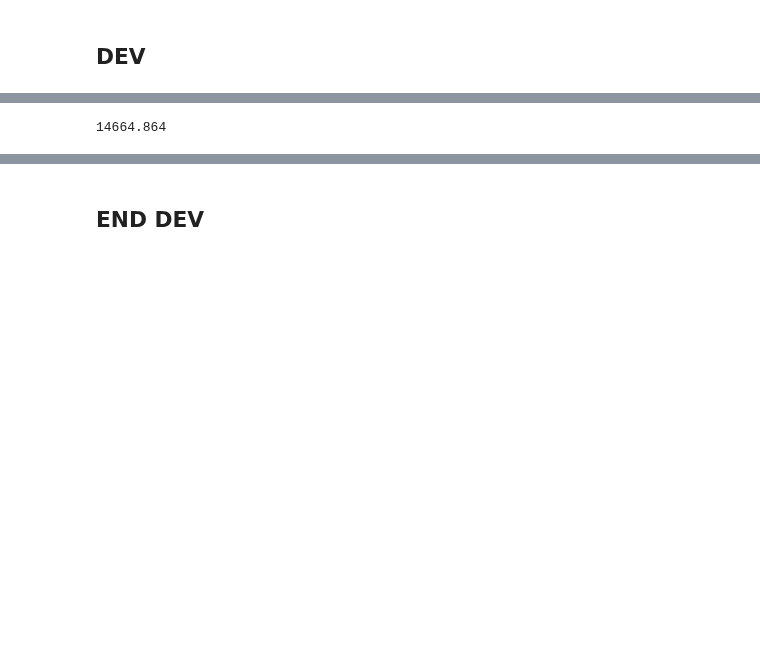
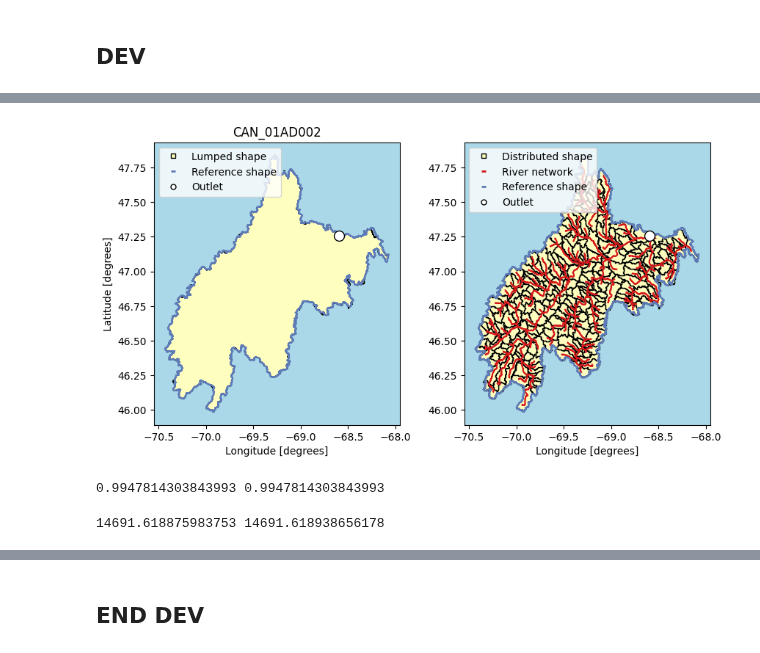
Before and after one commit to CH-Earth/camels_spat, a Jupyter notebook: 5_basin_delineation/99_delineate_basins_one_by_one.ipynb, the cells around one changed output, grey strips where cells are left out. Drawn from its saved outputs; the diff is of its cells as text; code cells hidden in the pictures; blank space fills up the shorter version.

Commit message:
WIP: basin delineation

```diff
--- a/5_basin_delineation/99_delineate_basins_one_by_one.ipynb
+++ b/5_basin_delineation/99_delineate_basins_one_by_one.ipynb
@@ -82,4 +82,5 @@ ii = 0
 # %%
 # 1. Prepare file paths and names
 # --------------------------------------------------------------------------------------
-shp_lump_path, shp_dist_path, ref_path, plot_path = cs.prepare_delineation_outputs(cs_meta, ii, Path(data_path)/cs_basin_folder)
+basin_id, shp_lump_path, shp_dist_path, ref_path, plot_path = \
+    cs.prepare_delineation_outputs(cs_meta, ii, Path(data_path)/cs_basin_folder)
@@ -178,7 +127,0 @@ plt.tight_layout()
-# %%
-# 4. Update metadata with delineation outcomes
-# --------------------------------------------------------------------------------------
-basin_area = cs.get_merit_hydro_accumulated_upstream_area(grid,acc,lon,lat)
-print(basin_area)
-# %% [output]
-14664.864
@@ -184,0 +141,5 @@ print(basin_area)
+# %%
+# 4b. Visual assessment of outcomes
+cs.plot_discretization_results(basin_id, lump_basin, dist_basin, dist_river, ref_path, lat, lon, plot_path)
+# %% [output]
+[figure, added]
@@ -184,0 +150,4 @@ print(basin_area)
+# %%
+print(overlap_lump, overlap_dist)
+# %% [output]
+0.9947814303843993 0.9947814303843993
@@ -184,0 +157,4 @@ print(basin_area)
+# %%
+print(area_lump,area_dist)
+# %% [output]
+14691.618875983753 14691.618938656178
```
Also changed, not shown: parts of 29 cells of this notebook, 3 other files.
